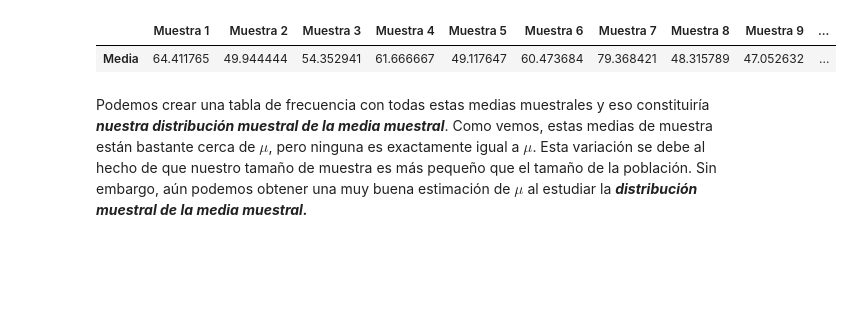
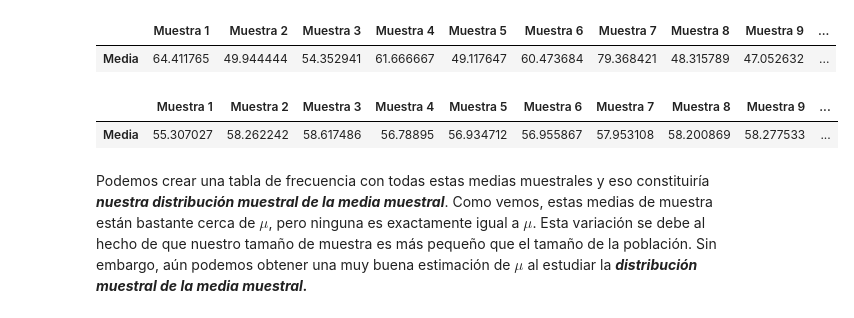
Before and after one commit to dalatorrem/Diplomado_Metodos_UCentral_2023, a Jupyter notebook: Lectura_17_Inferencia_pruebas_t_mod_clase.ipynb, the cells around one changed output. Cells and saved outputs as stored; diff of their text form; code cells hidden in the pictures; blank space fills up the shorter version.

```diff
--- a/Lectura_17_Inferencia_pruebas_t_mod_clase.ipynb
+++ b/Lectura_17_Inferencia_pruebas_t_mod_clase.ipynb
@@ -130,6 +130,13 @@ pd.DataFrame.from_dict(a,orient='index', columns = ["Media"]).T
 # %% [output]
 |  | Muestra 1 | Muestra 2 | Muestra 3 | Muestra 4 | Muestra 5 | Muestra 6 | Muestra 7 | Muestra 8 | Muestra 9 | ... |
 | Media | 64.411765 | 49.944444 | 54.352941 | 61.666667 | 49.117647 | 60.473684 | 79.368421 | 48.315789 | 47.052632 | ... |
+# %%
+np.random.seed(1) ## Semilla para replicar los resultados.
+a = {"Muestra {}".format(i+1):censo["HT"].sample(1_000).mean() for i in range(10)}
+pd.DataFrame.from_dict(a,orient='index', columns = ["Media"]).T
+# %% [output]
+|  | Muestra 1 | Muestra 2 | Muestra 3 | Muestra 4 | Muestra 5 | Muestra 6 | Muestra 7 | Muestra 8 | Muestra 9 | ... |
+| Media | 55.307027 | 58.262242 | 58.617486 | 56.78895 | 56.934712 | 56.955867 | 57.953108 | 58.200869 | 58.277533 | ... |
 # %% [markdown]
 Podemos crear una tabla de frecuencia con todas estas medias muestrales y eso constituiría ***nuestra distribución muestral de la media muestral***. Como vemos, estas medias de muestra están bastante cerca de $\mu$, pero ninguna es exactamente igual a $\mu$. Esta variación se debe al hecho de que nuestro tamaño de muestra es más pequeño que el tamaño de la población. Sin embargo, aún podemos obtener una muy buena estimación de $\mu$ al estudiar la ***distribución muestral de la media muestral.***
 # %% [markdown]
```
Also changed, not shown: parts of 5 cells of this notebook.
